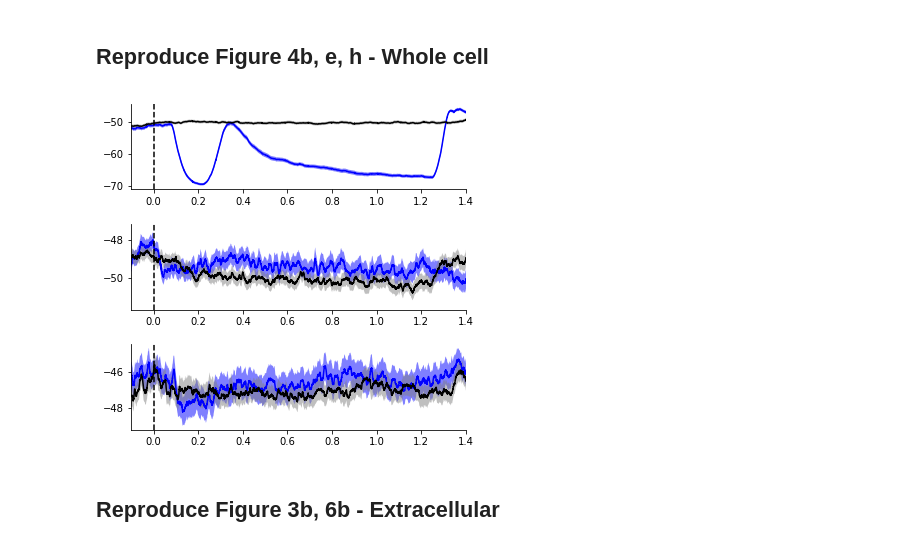
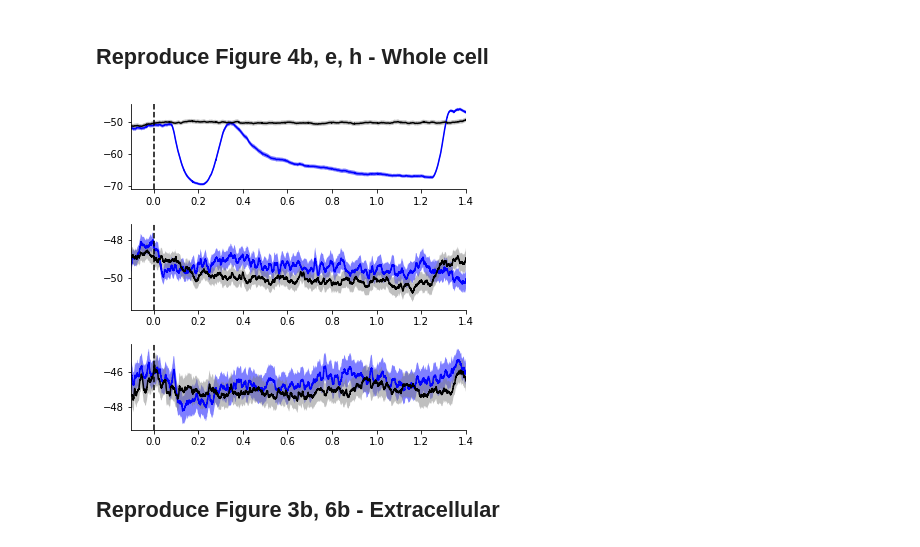
Before and after one commit to datajoint-company/DJ-NWB-Guo-Inagaki-2017, a Jupyter notebook: notebooks/Figure_Reproduction.ipynb, the cells around one changed output. Cells and saved outputs as stored; diff of their text form; code cells hidden in the pictures.

```diff
--- a/notebooks/Figure_Reproduction.ipynb
+++ b/notebooks/Figure_Reproduction.ipynb
@@ -43,4 +42,4 @@ nostim_trial_cond = {'trial_is_good': True, 'trial_stim_present': False}
 # %%
 # define trial-segmentation setting
-seg_param_key = (analysis.TrialSegmentationSetting & {'event': 'pole_out', 'pre_stim_duration': 1.5, 'post_stim_duration': 3}).fetch1(dj.key)
+seg_param_key = (analysis.TrialSegmentationSetting & {'event': 'pole_out', 'pre_stim_duration': 1.5, 'post_stim_duration': 3}).fetch1('KEY')
 # %%
@@ -68,3 +55,8 @@ m1_nostim_trial_data = query_segmented_intracellular_data(m1_stim_cells, nostim_
+# %%
+# query trial-segmented data based on the cell and trial restrictors
+trial_segmented_ic = {ic_loc: {'stim': query_segmented_intracellular(ic_loc_key, stim_trial_cond, seg_param_key),
+                                'ctrl': query_segmented_intracellular(ic_loc_key, ctrl_trial_cond, seg_param_key)}
+                      for ic_loc, ic_loc_key in zip(('thalamus', 'm1', 'contraALM'), (thal_stim_cells, m1_stim_cells, contraALM_stim_cells))}
 # %%
 # get sampling rate
 fs = acquisition.IntracellularAcquisition.MembranePotential.fetch('membrane_potential_sampling_rate', limit=1)
@@ -99,36 +63,38 @@ m1_nostim_mp = {'sample_num': data_point_count,
+# %%
+#
+avg_trial_segmented_ic = {ic_key: {'stim':{
+                                       'data': np.vstack([k['segmented_mp_wo_spike'][:min(k['segmented_mp_wo_spike'].size
+                                                                                          for k in trial_segmented_ic[ic_key]['stim'])]
+                                                          for k in trial_segmented_ic[ic_key]['stim']]),
+                                       'timestamps': np.arange(min(k['segmented_mp_wo_spike'].size
+                                                                   for k in trial_segmented_ic[ic_key]['stim'])) / fs - float(seg_param_key['pre_stim_duration'])},
+                                    'ctrl':{
+                                       'data': np.vstack([k['segmented_mp_wo_spike'][:min(k['segmented_mp_wo_spike'].size
+                                                                                          for k in trial_segmented_ic[ic_key]['ctrl'])]
+                                                          for k in trial_segmented_ic[ic_key]['ctrl']]),
+                                       'timestamps': np.arange(min(k['segmented_mp_wo_spike'].size
+                                                                   for k in trial_segmented_ic[ic_key]['ctrl'])) / fs - float(seg_param_key['pre_stim_duration'])}
+                                   } for ic_key in trial_segmented_ic}
 # %%
 def plot_with_sem(data1, data2, ax):
-    v_mean = data1['data'].mean(axis=0)
-    v_sem = data1['data'].std(axis=0) / np.sqrt(data1['data'].shape[0])
-    ax.plot(data1['timestamps'], v_mean,'b')
-    ax.fill_between(data1['timestamps'], v_mean - v_sem, v_mean + v_sem, alpha=0.5, facecolor='b')
-
-    v_mean = data2['data'].mean(axis=0)
-    v_sem = data2['data'].std(axis=0) / np.sqrt(data2['data'].shape[0])
-    ax.plot(data2['timestamps'], v_mean,'k')
-    ax.fill_between(data2['timestamps'], v_mean - v_sem, v_mean + v_sem,  alpha=0.5, facecolor='gray')
-
+    for d, c, s in zip((data1, data2), ('b', 'k'), ('b', 'gray')):
+        v_mean = d['data'].mean(axis=0)
+        v_sem = d['data'].std(axis=0) / np.sqrt(data1['data'].shape[0])
+        ax.plot(d['timestamps'], v_mean, c)
+        ax.fill_between(d['timestamps'], v_mean - v_sem, v_mean + v_sem, alpha=0.5, facecolor=s)
     ax.axvline(x=0, linestyle='--', color='k')
     ax.spines['right'].set_visible(False)
     ax.spines['top'].set_visible(False)
-# %%
-# plot
-fig4 = plt.figure(figsize=(6, 6))
-fig4.subplots_adjust(hspace=0.4)
-
-ax_b = fig4.add_subplot(311)
-plot_with_sem(thal_stim_mp, thal_nostim_mp, ax_b)
-ax_b.set_xlim(-0.1, 1.4);
-
-ax_e = fig4.add_subplot(312)
-plot_with_sem(m1_stim_mp, m1_nostim_mp, ax_e)
-ax_e.set_xlim(-0.1, 1.4);
-
-ax_h = fig4.add_subplot(313)
-plot_with_sem(contraALM_stim_mp, contraALM_nostim_mp, ax_h)
-ax_h.set_xlim(-0.1, 1.4);
-# %% [output]
-[figure, removed]
+# %%
+# plot
+fig4, axs = plt.subplots(len(avg_trial_segmented_ic), 1, figsize=(6, 6))
+fig4.subplots_adjust(hspace=0.4)
+
+for avg, ax in zip(avg_trial_segmented_ic.values(), axs):
+    plot_with_sem(avg['stim'], avg['ctrl'], ax)
+    ax.set_xlim(-0.1, 1.4)
+# %% [output]
+[figure, added]
 # %% [markdown]
 ## Reproduce Figure 3b, 6b - Extracellular
 # %%
```
Also changed, not shown: parts of 8 cells of this notebook, 4 other files.
